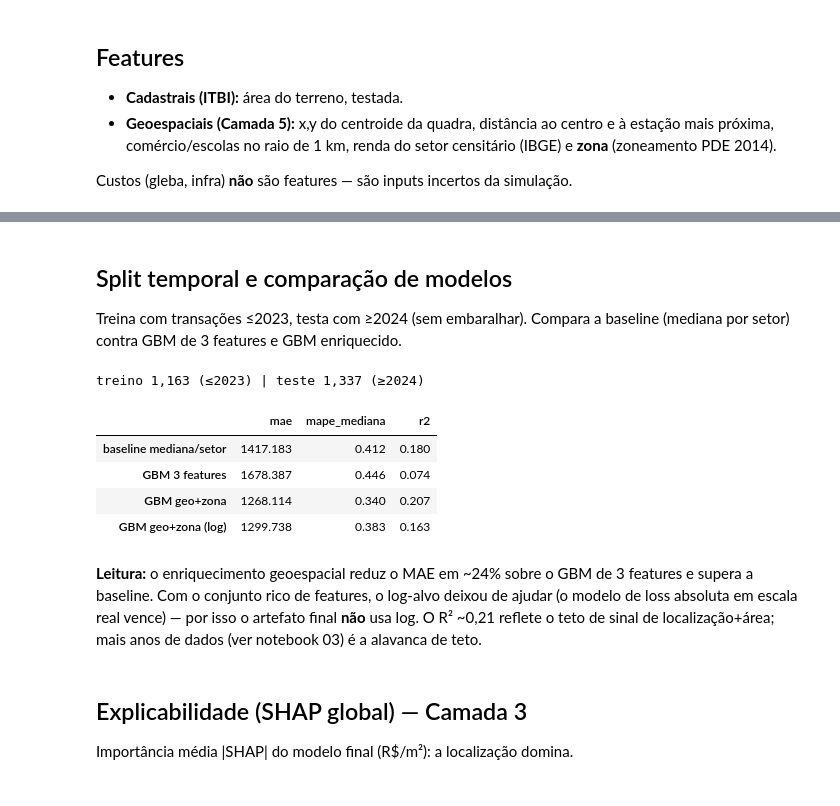
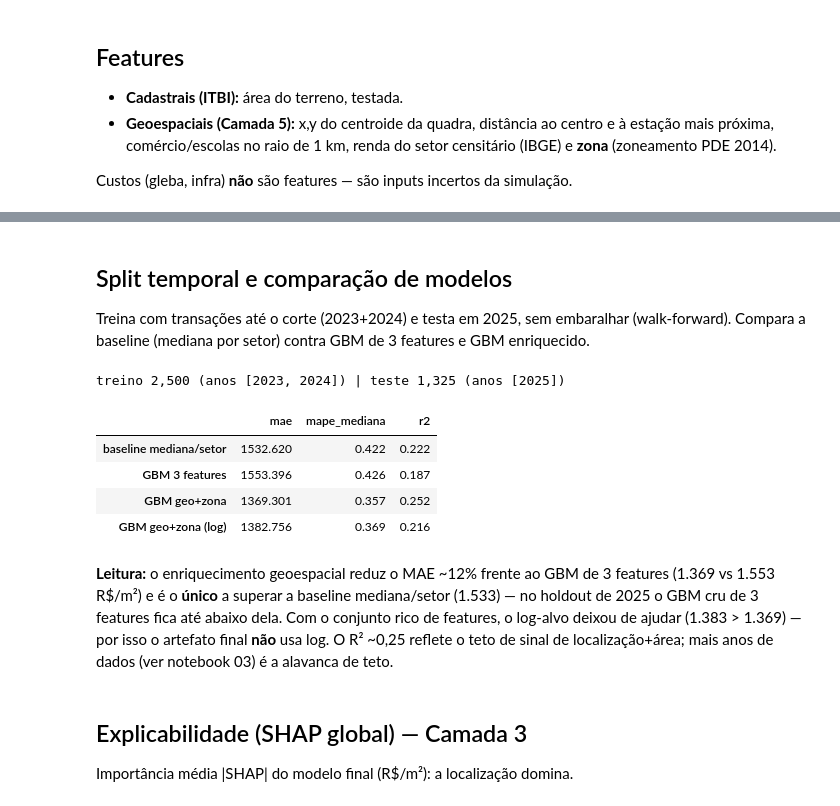
Before and after one commit to Henryque02/loteIA, a Jupyter notebook: notebooks/02_modelo_preco.ipynb, the cells around one changed output, grey strips where cells are left out. Saved outputs shown, nothing was run; the diff lists cells and outputs as text; code cells hidden in the pictures.

```diff
--- a/notebooks/02_modelo_preco.ipynb
+++ b/notebooks/02_modelo_preco.ipynb
@@ -70,35 +70,36 @@ categóricas: ['zona']
 # %% [markdown]
 ## Split temporal e comparação de modelos
 
-Treina com transações ≤2023, testa com ≥2024 (sem embaralhar). Compara a baseline (mediana por setor) contra GBM de 3 features e GBM enriquecido.
+Treina com transações até o corte (2023+2024) e testa em 2025, sem embaralhar (walk-forward). Compara a baseline (mediana por setor) contra GBM de 3 features e GBM enriquecido.
 # %%
 train, test = split_temporal(df)
-print(f'treino {len(train):,} (≤2023) | teste {len(test):,} (≥2024)')
+print(f'treino {len(train):,} (anos {sorted(map(int, train.ano.unique()))}) | '
+      f'teste {len(test):,} (anos {sorted(map(int, test.ano.unique()))})')
 
 baseline = BaselineMedianaSetor().fit(train[FEATURES], train[ALVO])
 baseline.features_ = FEATURES
 m_3f = treinar_modelo(train)
 m_geo = treinar_modelo(train, features_num=FEATURES_FINAIS_NUM,
                        features_cat=FEATURES_FINAIS_CAT)
 m_log = treinar_modelo(train, features_num=FEATURES_FINAIS_NUM,
                        features_cat=FEATURES_FINAIS_CAT, log_alvo=True)
 
 tabela = pd.DataFrame({
     'baseline mediana/setor': avaliar(baseline, test),
     'GBM 3 features': avaliar(m_3f, test),
     'GBM geo+zona': avaliar(m_geo, test),
     'GBM geo+zona (log)': avaliar(m_log, test),
 }).T.round(3)
 tabela
 # %% [output]
-treino 1,163 (≤2023) | teste 1,337 (≥2024)
+treino 2,500 (anos [2023, 2024]) | teste 1,325 (anos [2025])
 |  | mae | mape_mediana | r2 |
-| baseline mediana/setor | 1417.183 | 0.412 | 0.180 |
-| GBM 3 features | 1678.387 | 0.446 | 0.074 |
-| GBM geo+zona | 1268.114 | 0.340 | 0.207 |
-| GBM geo+zona (log) | 1299.738 | 0.383 | 0.163 |
+| baseline mediana/setor | 1532.620 | 0.422 | 0.222 |
+| GBM 3 features | 1553.396 | 0.426 | 0.187 |
+| GBM geo+zona | 1369.301 | 0.357 | 0.252 |
+| GBM geo+zona (log) | 1382.756 | 0.369 | 0.216 |
 # %% [markdown]
-**Leitura:** o enriquecimento geoespacial reduz o MAE em ~24% sobre o GBM de 3 features e supera a baseline. Com o conjunto rico de features, o log-alvo deixou de ajudar (o modelo de loss absoluta em escala real vence) — por isso o artefato final **não** usa log. O R² ~0,21 reflete o teto de sinal de localização+área; mais anos de dados (ver notebook 03) é a alavanca de teto.
+**Leitura:** o enriquecimento geoespacial reduz o MAE ~12% frente ao GBM de 3 features (1.369 vs 1.553 R$/m²) e é o **único** a superar a baseline mediana/setor (1.533) — no holdout de 2025 o GBM cru de 3 features fica até abaixo dela. Com o conjunto rico de features, o log-alvo deixou de ajudar (1.383 > 1.369) — por isso o artefato final **não** usa log. O R² ~0,25 reflete o teto de sinal de localização+área; mais anos de dados (ver notebook 03) é a alavanca de teto.
 # %% [markdown]
 ## Explicabilidade (SHAP global) — Camada 3
 
```
Also changed, not shown: parts of 5 cells of this notebook, 4 other files.
